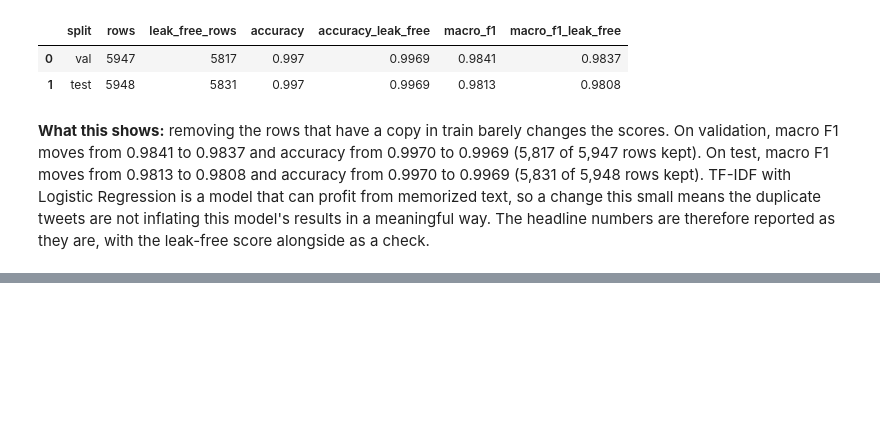
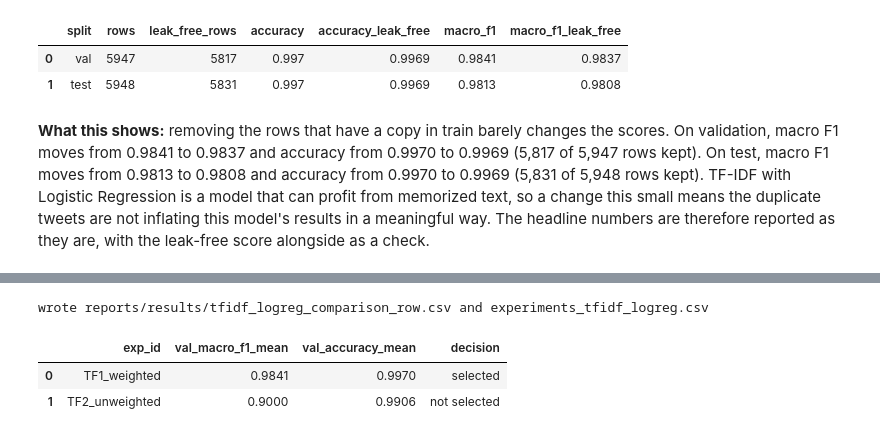
Before and after one commit to Ebi-Tech/NLP-and-Language-Technologies, a Jupyter notebook: notebooks/02_baseline_models.ipynb, the cells around one changed output, grey strips where cells are left out. Cells and saved outputs as stored; diff of their text form; code cells hidden in the pictures; blank space fills up the shorter version.

```diff
--- a/notebooks/02_baseline_models.ipynb
+++ b/notebooks/02_baseline_models.ipynb
@@ -202,0 +292,52 @@ pd.DataFrame(rows).round(4)
+# %%
+import csv
+import json
+from datetime import date
+
+comparison_columns = (['model', 'split', 'accuracy', 'macro_f1'] + [f'f1_{c}' for c in LABEL_ORDER]
+                      + ['hardware', 'notes', 'clean_accuracy', 'clean_macro_f1', 'train_seconds'])
+full_metrics = results['original']
+row = {
+    'model': 'TF-IDF + LogReg', 'split': 'test',
+    'accuracy': full_metrics['accuracy'], 'macro_f1': full_metrics['macro_f1'],
+    'hardware': 'CPU (local laptop)',
+    'notes': 'unigrams and bigrams, 20,000 features, class weights balanced; deterministic, 1 run',
+    'clean_accuracy': clean_metrics['accuracy'], 'clean_macro_f1': clean_metrics['macro_f1'],
+    'train_seconds': 11.0,  # fit time measured once on the laptop CPU (19 s without class weights)
+}
+for label in LABEL_ORDER:
+    row[f'f1_{label}'] = full_metrics['per_class_report'][label]['f1-score']
+pd.DataFrame([row])[comparison_columns].to_csv('reports/results/tfidf_logreg_comparison_row.csv', index=False)
+
+log_columns = ['exp_id', 'date', 'owner', 'model', 'stage', 'change', 'hypothesis', 'n_seeds',
+               'val_macro_f1_mean', 'val_macro_f1_std', 'val_accuracy_mean', 'mean_epochs',
+               'mean_train_seconds', 'decision', 'reason']
+weighted = json.load(open('reports/results/tfidf_logreg_val.json'))
+unweighted = json.load(open('reports/results/tfidf_logreg_unweighted_val.json'))
+hypothesis = 'H1: class weights raise macro F1 through rare-class recall (stated in the Part 1 report before the comparison was run)'
+log_rows = [
+    dict(exp_id='TF1_weighted', date=date.today().isoformat(), owner='Jean', model='tfidf_logreg',
+         stage='A: class weights', change='unigrams and bigrams, 20,000 features, class weights ON (balanced)',
+         hypothesis=hypothesis, n_seeds=1, val_macro_f1_mean=round(weighted['macro_f1'], 4), val_macro_f1_std=0.0,
+         val_accuracy_mean=round(weighted['accuracy'], 4), mean_epochs='', mean_train_seconds=11,
+         decision='selected',
+         reason=f"highest val macro F1 ({weighted['macro_f1']:.4f} vs {unweighted['macro_f1']:.4f}); gap far above the 0.005 tie tolerance"),
+    dict(exp_id='TF2_unweighted', date=date.today().isoformat(), owner='Jean', model='tfidf_logreg',
+         stage='A: class weights', change='unigrams and bigrams, 20,000 features, class weights OFF',
+         hypothesis=hypothesis, n_seeds=1, val_macro_f1_mean=round(unweighted['macro_f1'], 4), val_macro_f1_std=0.0,
+         val_accuracy_mean=round(unweighted['accuracy'], 4), mean_epochs='', mean_train_seconds=19,
+         decision='not selected',
+         reason=f"mean val macro F1 {unweighted['macro_f1']:.4f} vs winner {weighted['macro_f1']:.4f}"),
+]
+with open('reports/results/experiments_tfidf_logreg.csv', 'w', newline='', encoding='utf-8') as f:
+    writer = csv.DictWriter(f, fieldnames=log_columns)
+    writer.writeheader()
+    writer.writerows(log_rows)
+
+print('wrote reports/results/tfidf_logreg_comparison_row.csv and experiments_tfidf_logreg.csv')
+pd.read_csv('reports/results/experiments_tfidf_logreg.csv')[['exp_id', 'val_macro_f1_mean', 'val_accuracy_mean', 'decision']]
+# %% [output]
+wrote reports/results/tfidf_logreg_comparison_row.csv and experiments_tfidf_logreg.csv
+|  | exp_id | val_macro_f1_mean | val_accuracy_mean | decision |
+| 0 | TF1_weighted | 0.9841 | 0.9970 | selected |
+| 1 | TF2_unweighted | 0.9000 | 0.9906 | not selected |
```
Also changed, not shown: parts of 7 cells of this notebook, 1 other file.
